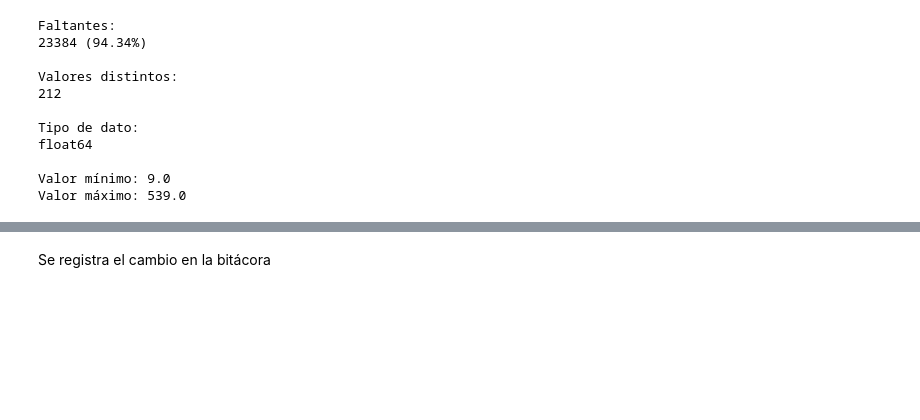
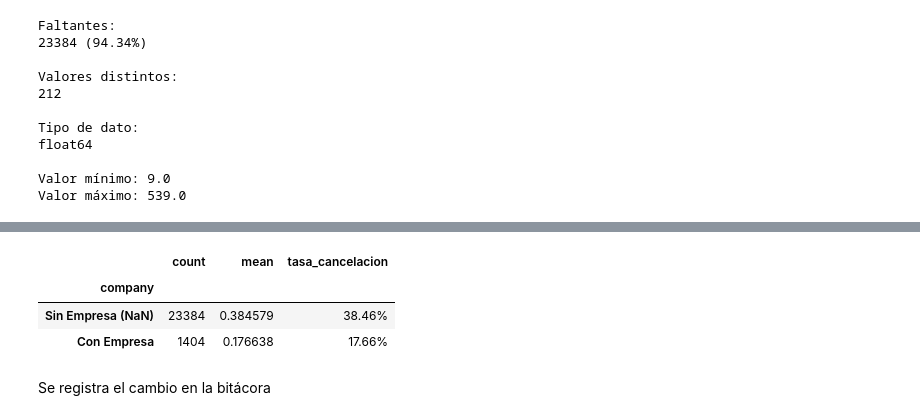
Before and after one commit to MatiasManuelCarro/UTN-TUPAD-Analisis_Datos_TPI, a Jupyter notebook: 5_TPI - Semana 5 - Entrega 2/Matias Carro y Hugo Catalan - Analisis de Datos - TPI - Semana 5 - Entrega 2 .ipynb, the cells around one changed output, grey strips where cells are left out. Cells and saved outputs as stored; diff of their text form; code cells hidden in the pictures; blank space fills up the shorter version.

Commit message:
semana 5 - limpieza - company

```diff
--- a/5_TPI - Semana 5 - Entrega 2/Matias Carro y Hugo Catalan - Analisis de Datos - TPI - Semana 5 - Entrega 2 .ipynb
+++ b/5_TPI - Semana 5 - Entrega 2/Matias Carro y Hugo Catalan - Analisis de Datos - TPI - Semana 5 - Entrega 2 .ipynb
@@ -2554,3 +2696,13 @@ La variable `company` presenta *23.574* valores faltantes y *218* valores único
+# %%
+# Tasa de cancelación comparando con empresa vs sin empresa
+df.groupby(df['company'].notnull())['is_canceled'].agg(['count', 'mean']).rename(
+    index={False: 'Sin Empresa (NaN)', True: 'Con Empresa'}
+).assign(tasa_cancelacion=lambda x: (x['mean'] * 100).round(2).astype(str) + '%')
+# %% [output]
+|  | count | mean | tasa_cancelacion |
+| company |  |  |  |
+| Sin Empresa (NaN) | 23384 | 0.384579 | 38.46% |
+| Con Empresa | 1404 | 0.176638 | 17.66% |
 # %% [markdown]
 Se registra el cambio en la bitácora
 # %%
```
Also changed, not shown: parts of 21 cells of this notebook.
